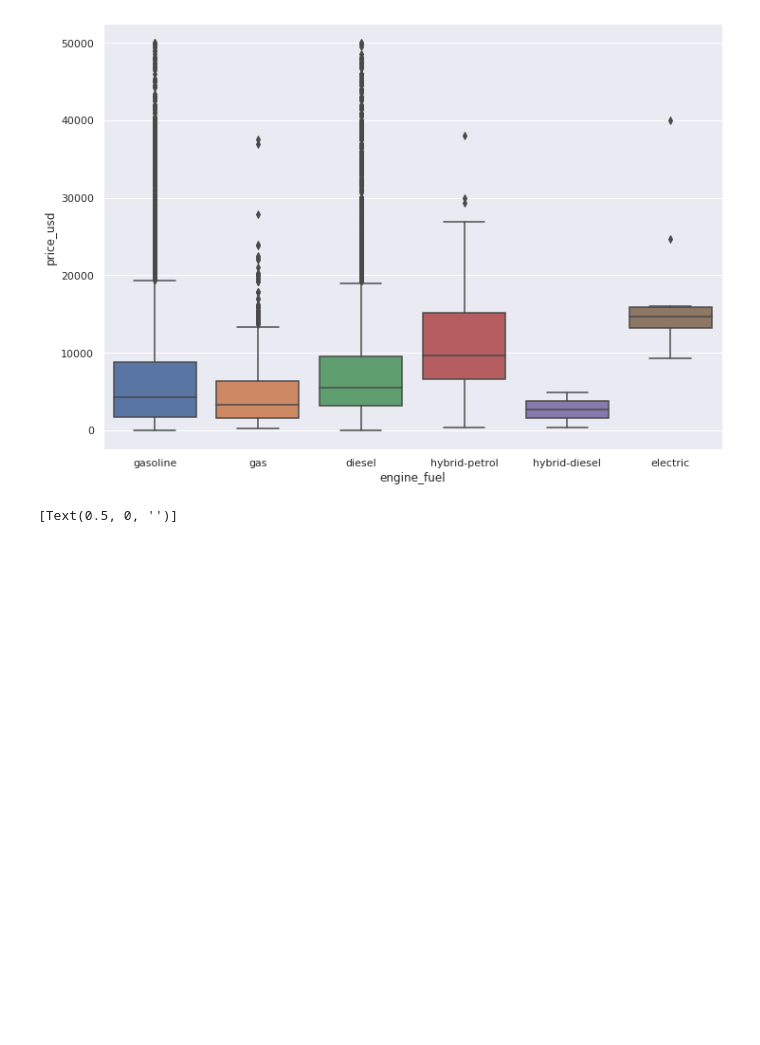
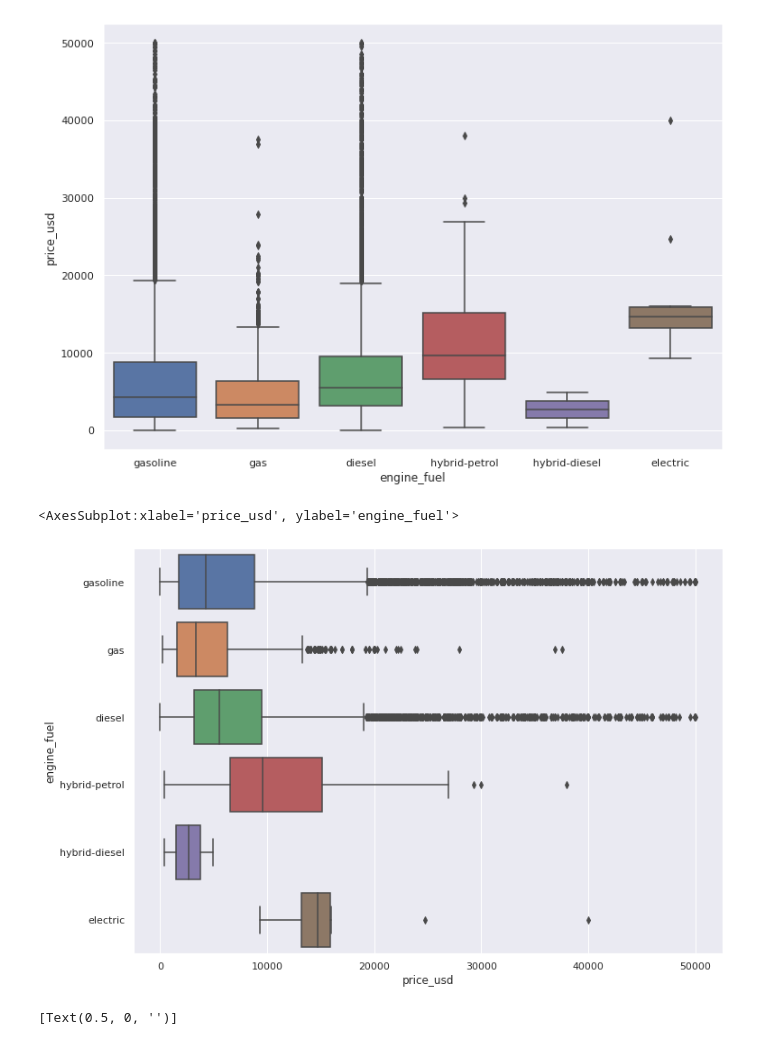
Before and after one commit to LuisReyes98/platzi-estadistica-data-science-ejercicio, a Jupyter notebook: [clase-10]medidas-dispersion.ipynb, the cells around one changed output. Drawn from its saved outputs; the diff is of its cells as text; code cells hidden in the pictures; blank space fills up the shorter version.

```diff
--- a/[clase-10]medidas-dispersion.ipynb
+++ b/[clase-10]medidas-dispersion.ipynb
@@ -142,10 +204,17 @@ sns.boxplot(df['price_usd'])
 # %% [markdown]
 como podemos ver en la grafica la distribucion de datos esta sesgada
 # %%
+sns.set(rc={'figure.figsize':(11.7,8.27)})
 sns.boxplot(x = 'engine_fuel', y= 'price_usd', data=df)
 # %% [output]
 <AxesSubplot:xlabel='engine_fuel', ylabel='price_usd'>
 [figure]
+# %%
+sns.set(rc={'figure.figsize':(11.7,8.27)})
+sns.boxplot(x = 'price_usd', y= 'engine_fuel', data=df)
+# %% [output]
+<AxesSubplot:xlabel='price_usd', ylabel='engine_fuel'>
+[figure, added]
 # %%
 sns.set(rc={'figure.figsize':(11.7,8.27)})
 f, (ax_hist, ax_box) = plt.subplots(2, sharex=True, gridspec_kw={"height_ratios": (.6, .4)})
```
Also changed, not shown: parts of 3 cells of this notebook, 1 other file.
